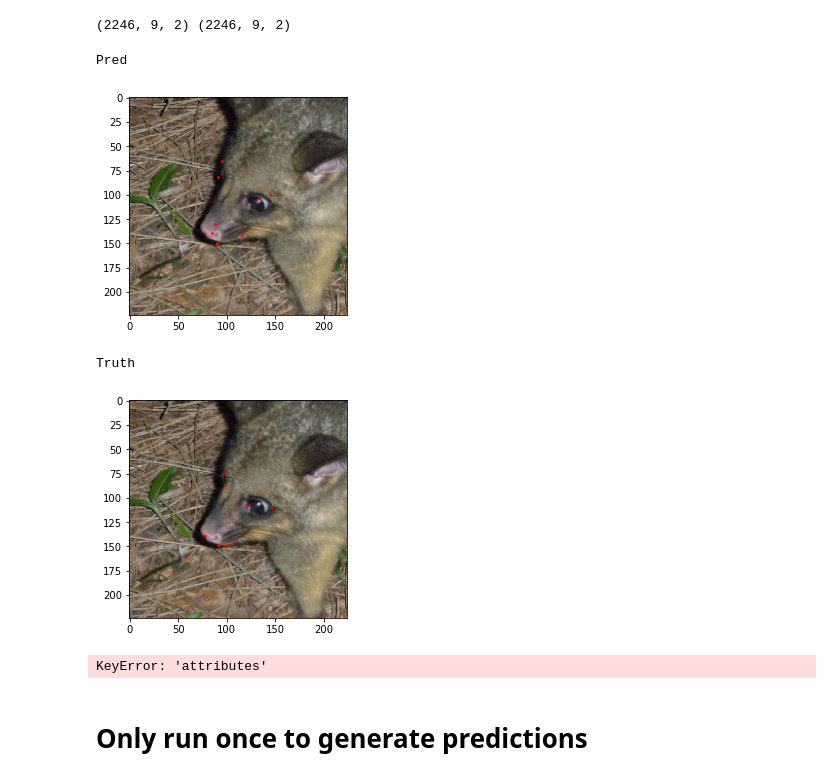
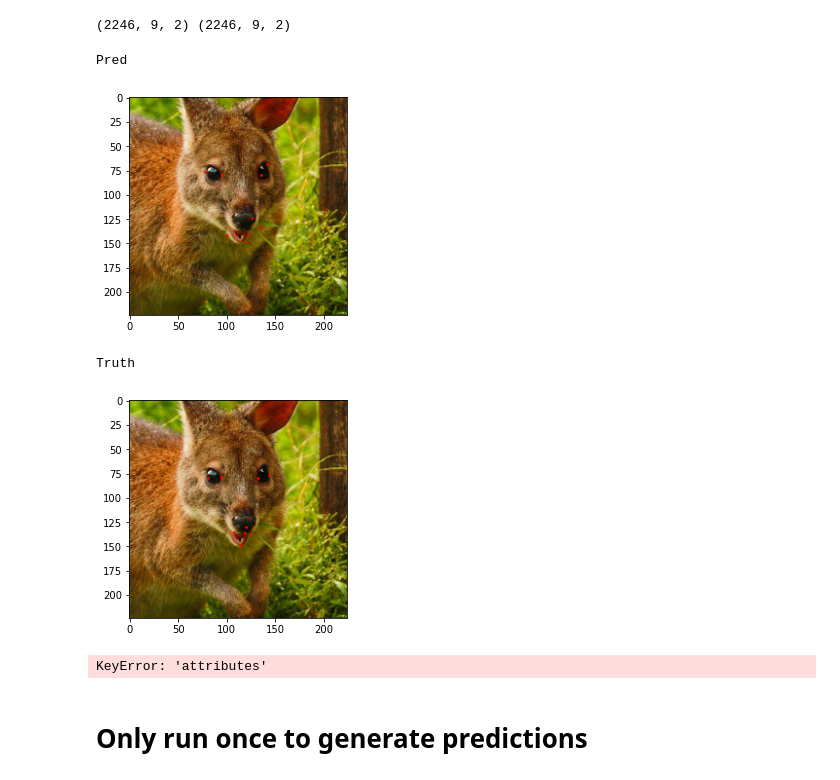
Before and after one commit to erikrozi/facial_landmark_debiasing, a Jupyter notebook: notebooks/evaluation-animal.ipynb, the cells around one changed output. Saved outputs shown, nothing was run; the diff lists cells and outputs as text; code cells hidden in the pictures.

```diff
--- a/notebooks/evaluation-animal.ipynb
+++ b/notebooks/evaluation-animal.ipynb
@@ -149,21 +149,22 @@ def show_landmarks(image, landmarks, norm=True):
     plt.scatter(landmarks[:, 0] * image.shape[-1], landmarks[:, 1] * image.shape[-2], s=10, marker='.', c='r')
     plt.pause(0.001)  # pause a bit so that plots are updated
 # %%
-img_num = 290
+#0
+img_num = 10
 
 plt.figure()
 sample = test_dataset[img_num]
 print('Pred')
 show_landmarks(sample['image'], y_pred[img_num])
 print('Truth')
 show_landmarks(sample['image'], y[img_num])
 plt.show()
 print(sample['attributes'])
 # %% [output]
 Pred
-[figure, old version]
+[figure, new version]
 Truth
-[figure, old version]
+[figure, new version]
 KeyError: 'attributes'
 # %% [markdown]
 # Only run once to generate predictions
```
Also changed, not shown: parts of 3 cells of this notebook, 6 other files.
